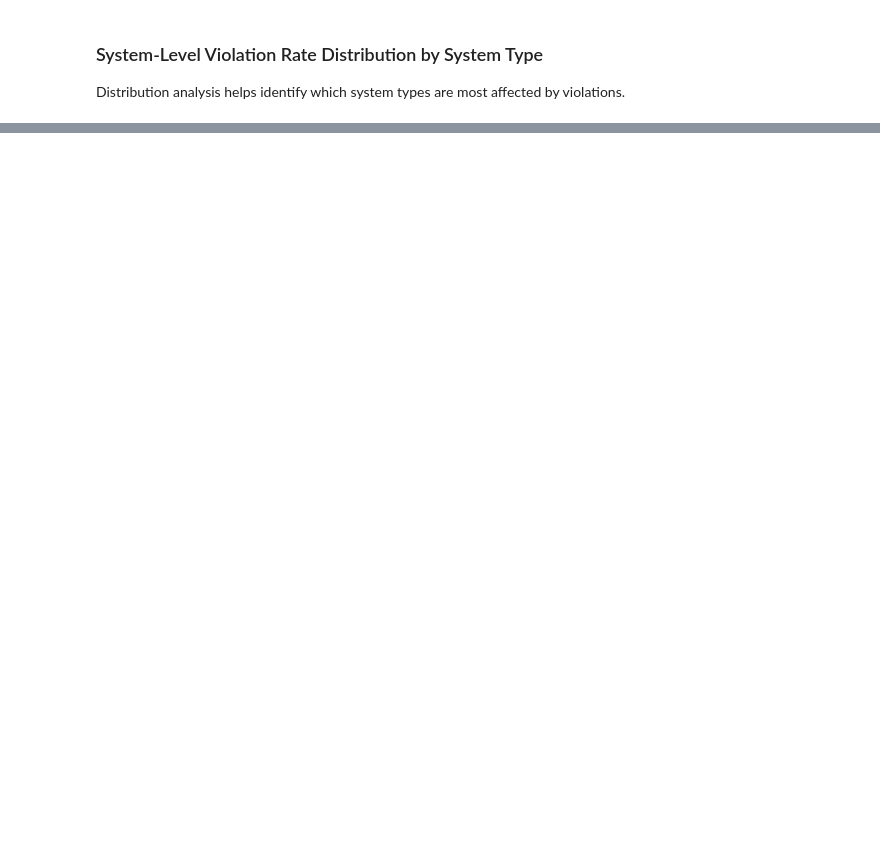
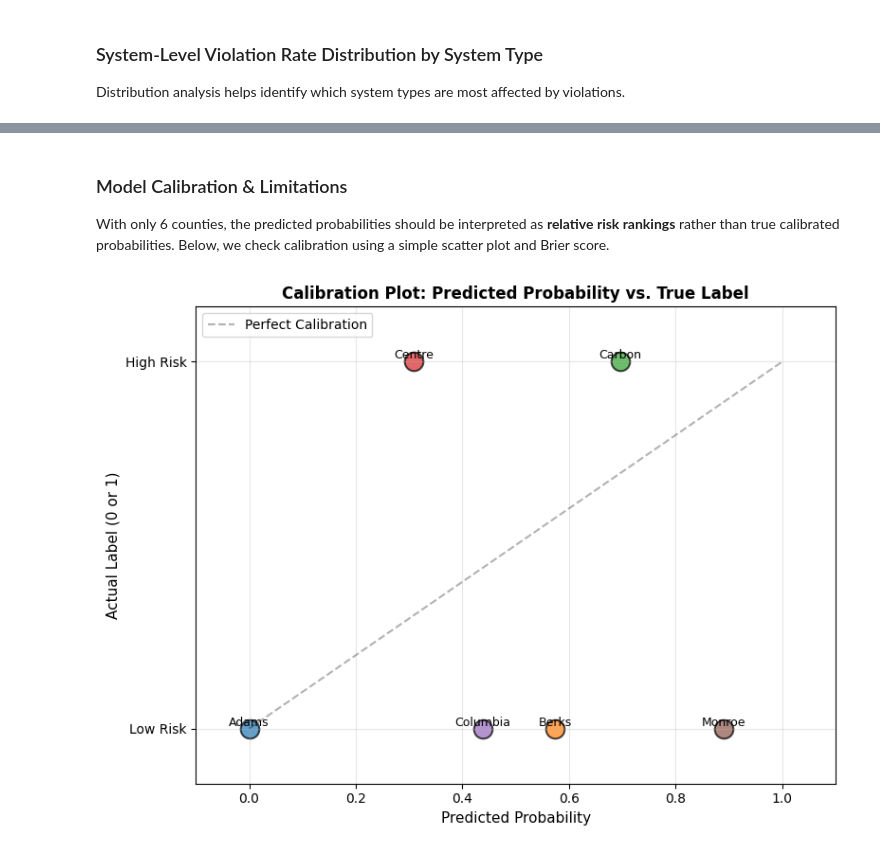
Before and after one commit to ishimotomadeline-dev/County_Level_Environmental_Compliance, a Jupyter notebook: Environmental_Compliance_Analysis/Dwv.ipynb, the cells around one changed output, grey strips where cells are left out. Cells and saved outputs as stored; diff of their text form; code cells hidden in the pictures; blank space fills up the shorter version.

```diff
--- a/Environmental_Compliance_Analysis/Dwv.ipynb
+++ b/Environmental_Compliance_Analysis/Dwv.ipynb
@@ -734,0 +1137,74 @@ Terminology note: `NTNCWS` = Non-Transient Non-Community Water System (e.g., sch
+# %% [markdown]
+### Model Calibration & Limitations
+
+With only 6 counties, the predicted probabilities should be interpreted as **relative risk rankings** rather than true calibrated probabilities. Below, we check calibration using a simple scatter plot and Brier score.
+# %%
+from sklearn.metrics import brier_score_loss
+
+# Compute Brier Score
+brier = brier_score_loss(y, y_pred_proba_loo)
+
+# Calibration scatter plot
+fig, ax = plt.subplots(1, 1, figsize=(8, 6))
+
+# Add county labels for context
+for idx, row in results_df.iterrows():
+    prob = y_pred_proba_loo[idx]
+    label = y[idx]
+    ax.scatter(prob, label, s=200, alpha=0.7, edgecolors='black', linewidth=1.5)
+    ax.annotate(row[county_col], (prob, label), fontsize=9, ha='center', va='bottom')
+
+# Add perfect calibration line (45 degrees)
+ax.plot([0, 1], [0, 1], 'k--', alpha=0.3, label='Perfect Calibration')
+
+ax.set_xlabel('Predicted Probability', fontsize=11)
+ax.set_ylabel('Actual Label (0 or 1)', fontsize=11)
+ax.set_title('Calibration Plot: Predicted Probability vs. True Label', fontsize=12, fontweight='bold')
+ax.set_xlim([-0.1, 1.1])
+ax.set_ylim([-0.15, 1.15])
+ax.set_yticks([0, 1])
+ax.set_yticklabels(['Low Risk', 'High Risk'])
+ax.grid(True, alpha=0.3)
+ax.legend(loc='upper left')
+
+plt.tight_layout()
+plt.savefig('calibration_plot.png', dpi=150, bbox_inches='tight')
+plt.show()
+
+# Print calibration metrics
+print('=== Calibration & Reliability ===\n')
+print(f'Brier Score: {brier:.3f}')
+print('(Lower is better; 0 = perfect, 0.5 = useless, 1 = worst)')
+
+# Interpretation
+if brier < 0.25:
+    quality = 'Good calibration'
+elif brier < 0.5:
+    quality = 'Moderate calibration'
+else:
+    quality = 'Poor calibration'
+print(f'Assessment: {quality}\n')
+
+print('=== Key Limitations ===\n')
+print('1. SMALL SAMPLE SIZE (6 counties)')
+print('   → Predicted probabilities are rough estimates, not statistically reliable')
+print('   → Use rankings (which county is riskier) rather than absolute probabilities')
+print('')
+print('2. IMBALANCED CLASSES (4 low / 2 high)')
+print('   → Model is optimized for ranking, not calibrated probability estimation')
+print('   → With more data, model might output very different probabilities')
+print('')
+print('3. LIMITED FEATURES')
+print('   → Only aggregated county-level metrics (population, violations, system count)')
+print('   → Missing violation severity, violation type, enforcement history, etc.')
+print('')
+print('=== How to Interpret Predictions ===\n')
+print('✓ DO:   Use model predictions to RANK counties (Carbon riskier than Adams)')
+print('✓ DO:   Prioritize counties with high probabilities for inspections')
+print('✓ DO:   Combine model predictions with domain expertise')
+print('')
+print('✗ DON\'T: Treat predicted probability as "% chance of violation"')
+print('✗ DON\'T: Use predictions alone for resource allocation')
+print('✗ DON\'T: Claim statistical significance with 6 samples')
+# %% [output]
+[figure, added]
```
Also changed, not shown: parts of 24 cells of this notebook, 2 other files.
